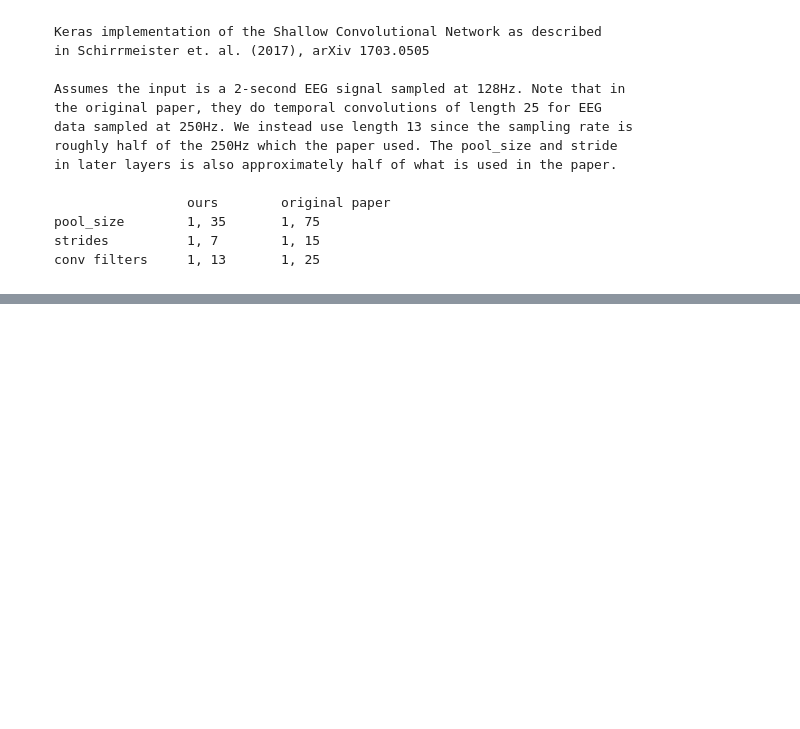
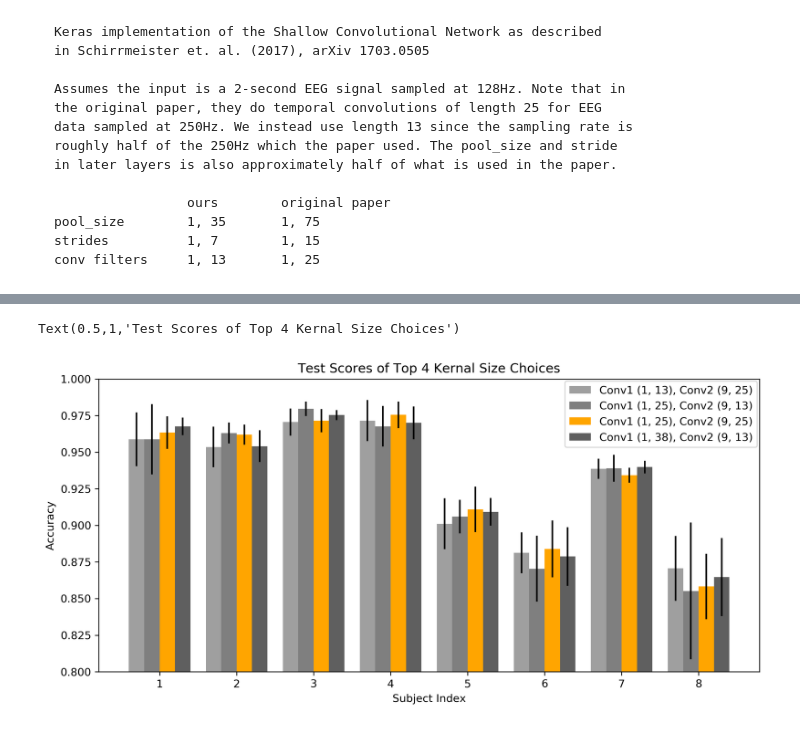
Before and after one commit to dustintt123/SSVEP_UI, a Jupyter notebook: SSVEP_TRAIN.ipynb, the cells around one changed output, grey strips where cells are left out. Drawn from its saved outputs; the diff is of its cells as text; code cells hidden in the pictures; blank space fills up the shorter version.

```diff
--- a/SSVEP_TRAIN.ipynb
+++ b/SSVEP_TRAIN.ipynb
@@ -25,7 +48,7 @@ def log(x):
 def safe_log(x):
     return K.log(x + 1e-7)
 
-def process_data(train, label, n_class, day_index=1, subject_index=1, shuffle=True):
+def process_data(train, label, n_class=2, day_index=1, subject_index=1, shuffle=True):
     train = np.squeeze(train[:,:,np.where(label[:,1]==day_index)])
     train = np.transpose(train, axes=[2,0,1])
     train = train.reshape(train.shape[0], 1, train.shape[1], train.shape[2])
@@ -173,17 +291,0 @@ acc :  0.965
-# %%
-x4 = len(conv1_size_list)
-y4 = len(conv2_size_list)
-test_acc4 = np.empty((x4, y4))
-test_loss4 = np.empty((x4, y4))
-val_acc4 = np.empty((x4, y4))
-val_loss4 = np.empty((x4, y4))
-
-for i in range(x4):
-    for j in range(y4):
-        test_acc4[i][j] = score_list4[i][j][-1]
-        test_loss4[i][j] = score_list4[i][j][0]
-        val_acc4[i][j] = history_list4[i][j].acc[-1][-1]
-        val_loss4[i][j] = history_list4[i][j].loss[-1][0]
-
-scores4 = np.array(score_list4)
-histories4 = np.array(history_list4)
@@ -310,0 +420,48 @@ def annotate_heatmap(im, data=None, valfmt="{x:.2f}",
+# %%
+'''Plot Top Choice Testing Scores'''
+docs_dir=os.path.expanduser('~/SSVEP_CNN/Results/FinalResults/')
+score_list_size = np.load(os.path.join(docs_dir, 'TestScore_Size.npy'))
+conv1_size_list = [(1, 13), (1, 25), (1, 38)]
+conv2_size_list = [(9, 1), (9, 13), (9, 25)]
+
+mean = np.mean(score_list_size, axis=0)
+std = np.std(score_list_size, axis=0)
+
+fig = plt.figure(figsize=(11,5))
+top4_size_plot = fig.add_subplot(111)
+
+plt.ylim(bottom=0.80)
+colors = ['#9f9f9f',
+          '#7f7f7f',
+          '#5f5f5f',
+          '#4f4f4f']
+top4_size_plot.set_prop_cycle(cycler('color', colors))
+
+ind = np.arange(8)  # the x locations for the groups
+half_width = 0.1  # the width of the bars
+counter = -3.0
+for i, conv1_size in enumerate(conv1_size_list):
+    for j, conv2_size in enumerate(conv2_size_list):
+
+        if (conv1_size == (1, 13) and conv2_size == (9, 25)) \
+        or (conv1_size == (1, 25) and conv2_size == (9, 13)) \
+        or (conv1_size == (1, 38) and conv2_size == (9, 13)):
+            top4_size_plot.bar(ind + counter*half_width, mean[:,i,j].flatten(), half_width*2, yerr=std[:,i,j].flatten(),
+                     label='Conv1 {}, Conv2 {}'.format(conv1_size, conv2_size))
+            counter += 2.0
+
+        if (conv1_size == (1, 25) and conv2_size == (9, 25)):
+            top4_size_plot.bar(ind + counter*half_width, mean[:,i,j].flatten(), half_width*2, yerr=std[:,i,j].flatten(),
+                     color='orange', label='Conv1 {}, Conv2 {}'.format(conv1_size, conv2_size))
+            counter += 2.0
+
+        top4_size_plot.legend(loc='upper right', borderaxespad=0.2)
+
+top4_size_plot.set_xticks(range(8))
+top4_size_plot.set_xticklabels(range(1, 9))
+top4_size_plot.set_ylabel('Accuracy')
+top4_size_plot.set_xlabel('Subject Index')
+top4_size_plot.set_title('Test Scores of Top 4 Kernal Size Choices')
+# %% [output]
+Text(0.5,1,'Test Scores of Top 4 Kernal Size Choices')
+[figure, added]
```
Also changed, not shown: parts of 31 cells of this notebook.
